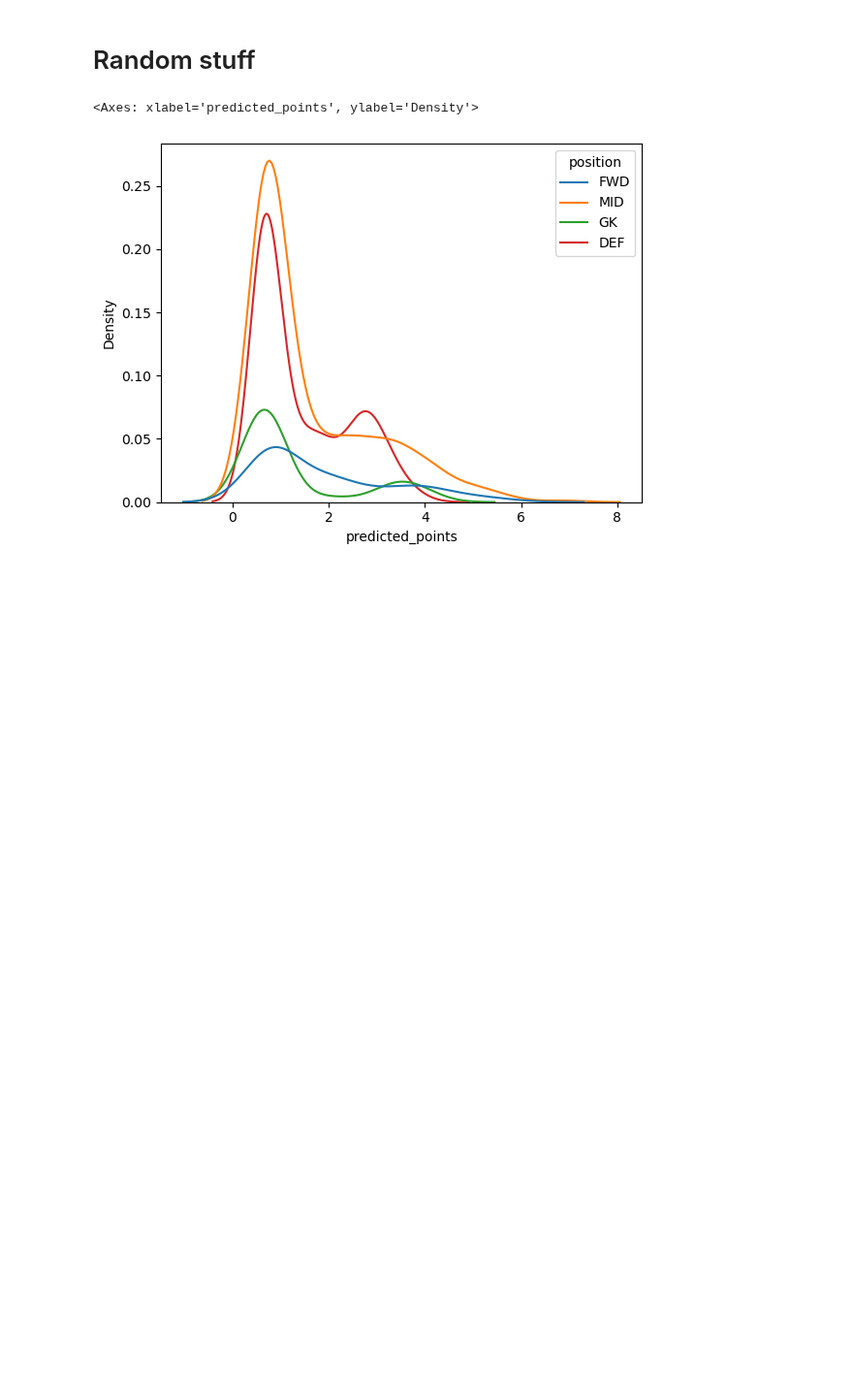
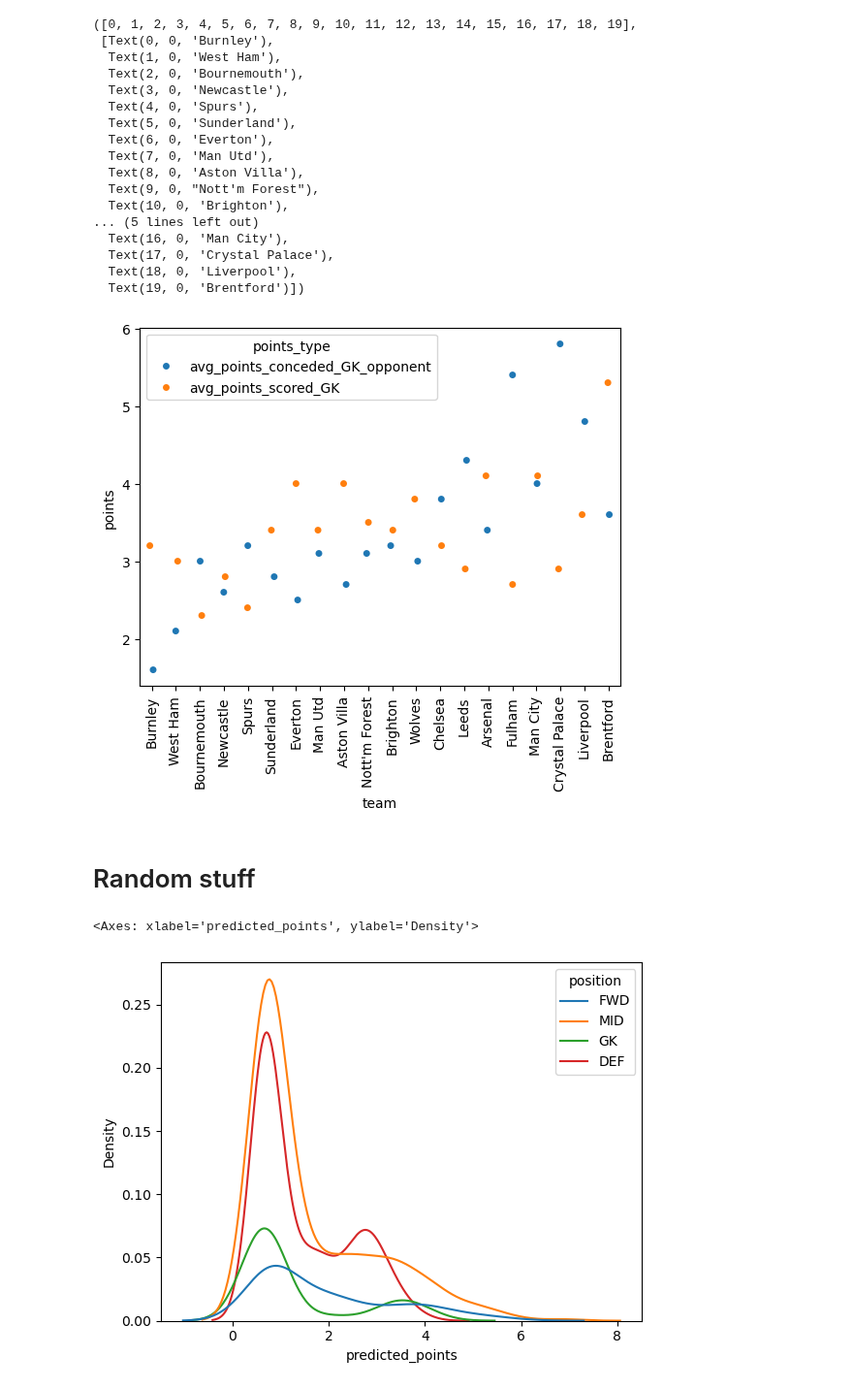
Before and after one commit to doug-ellis/draft_fpl_2526, a Jupyter notebook: transfer/outputs/looking_gw27.ipynb, the cells around one changed output. Shown at 97% size. Cells and saved outputs as stored; diff of their text form; code cells hidden in the pictures; blank space fills up the shorter version.

```diff
--- a/transfer/outputs/looking_gw27.ipynb
+++ b/transfer/outputs/looking_gw27.ipynb
@@ -232,3 +224,25 @@ fixture_difficulty.sort_values('fixture_diff_GK_multiplier', ascending=False)[['
+# %%
+sns.stripplot(data=fixture_difficulty_pos_melt, x='team', y='points', hue='points_type')
+plt.xticks(rotation=90)
+# %% [output]
+([0, 1, 2, 3, 4, 5, 6, 7, 8, 9, 10, 11, 12, 13, 14, 15, 16, 17, 18, 19],
+ [Text(0, 0, 'Burnley'),
+  Text(1, 0, 'West Ham'),
+  Text(2, 0, 'Bournemouth'),
+  Text(3, 0, 'Newcastle'),
+  Text(4, 0, 'Spurs'),
+  Text(5, 0, 'Sunderland'),
+  Text(6, 0, 'Everton'),
+  Text(7, 0, 'Man Utd'),
+  Text(8, 0, 'Aston Villa'),
+  Text(9, 0, "Nott'm Forest"),
+  Text(10, 0, 'Brighton'),
+... (5 lines left out)
+  Text(16, 0, 'Man City'),
+  Text(17, 0, 'Crystal Palace'),
+  Text(18, 0, 'Liverpool'),
+  Text(19, 0, 'Brentford')])
+[figure, added]
 # %% [markdown]
 # Random stuff
 # %%
```
Also changed, not shown: parts of 13 cells of this notebook, 2 other files.
